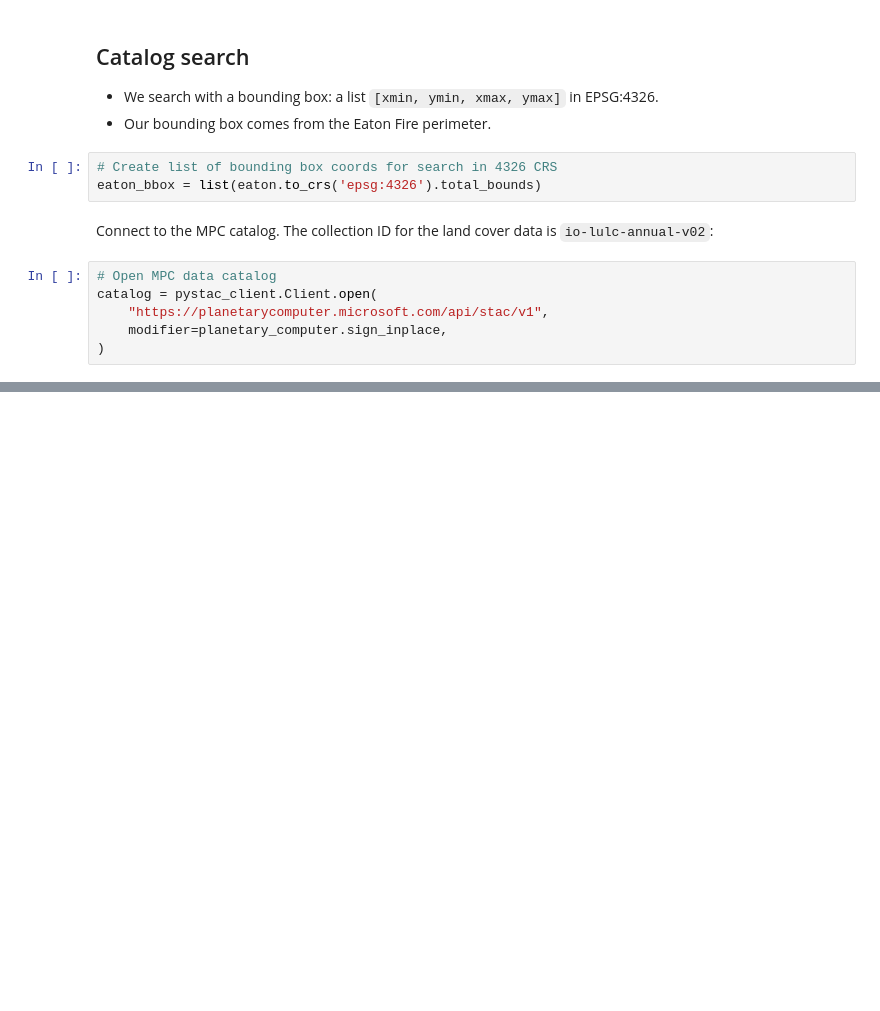
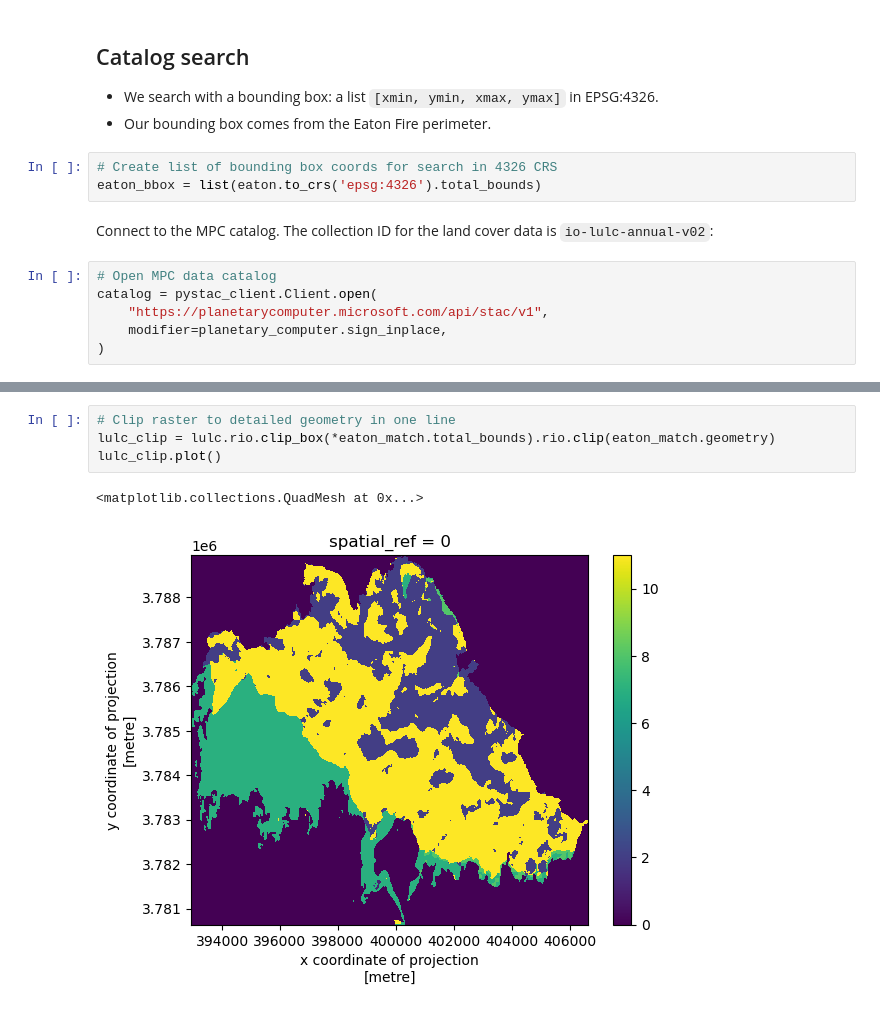
Before and after one commit to sarah-busby/eds220-in-class, a Jupyter notebook: week-9-land-cover-stats-STUDENTS.ipynb, the cells around one changed output, grey strips where cells are left out. Cells and saved outputs as stored; diff of their text form; blank space fills up the shorter version.

```diff
--- a/week-9-land-cover-stats-STUDENTS.ipynb
+++ b/week-9-land-cover-stats-STUDENTS.ipynb
@@ -82,0 +205,7 @@ catalog = pystac_client.Client.open(
+# %%
+# Clip raster to detailed geometry in one line
+lulc_clip = lulc.rio.clip_box(*eaton_match.total_bounds).rio.clip(eaton_match.geometry)
+lulc_clip.plot()
+# %% [output]
+<matplotlib.collections.QuadMesh at 0x...>
+[figure, added]
```
Also changed, not shown: parts of 27 cells of this notebook.
